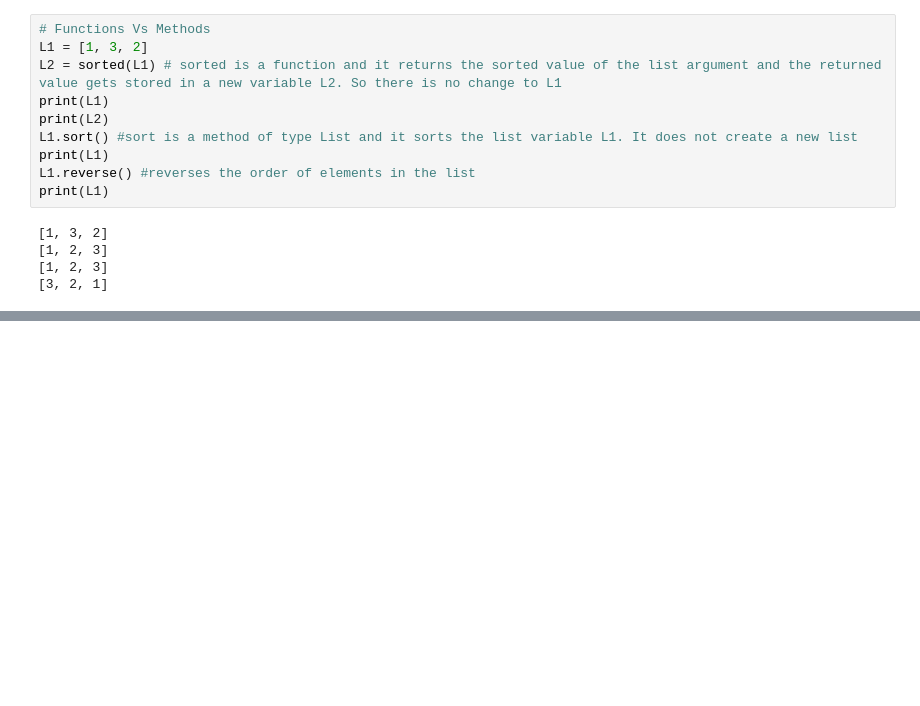
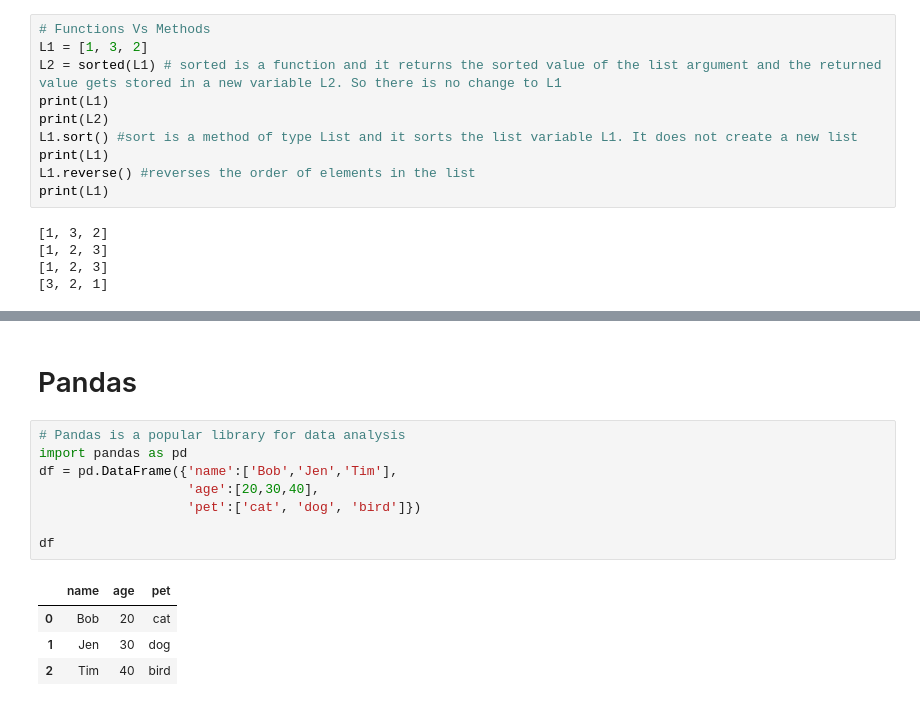
Before and after one commit to sankarramamurthy/Python-Practice, a Jupyter notebook: PythonForDS.ipynb, the cells around one changed output, grey strips where cells are left out. Cells and saved outputs as stored; diff of their text form; blank space fills up the shorter version.

```diff
--- a/PythonForDS.ipynb
+++ b/PythonForDS.ipynb
@@ -150,0 +266,15 @@ print(L1)
+# %% [markdown]
+# Pandas
+# %%
+# Pandas is a popular library for data analysis
+import pandas as pd
+df = pd.DataFrame({'name':['Bob','Jen','Tim'],
+                   'age':[20,30,40],
+                   'pet':['cat', 'dog', 'bird']})
+
+df
+# %% [output]
+|  | name | age | pet |
+| 0 | Bob | 20 | cat |
+| 1 | Jen | 30 | dog |
+| 2 | Tim | 40 | bird |
```
Also changed, not shown: parts of 13 cells of this notebook.
